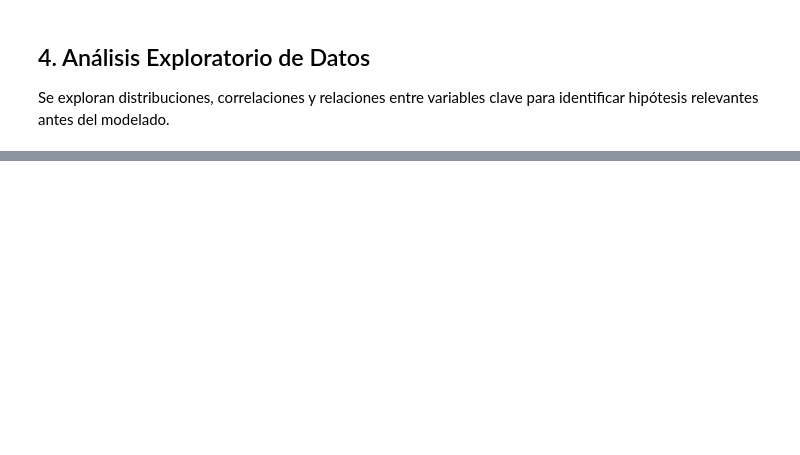
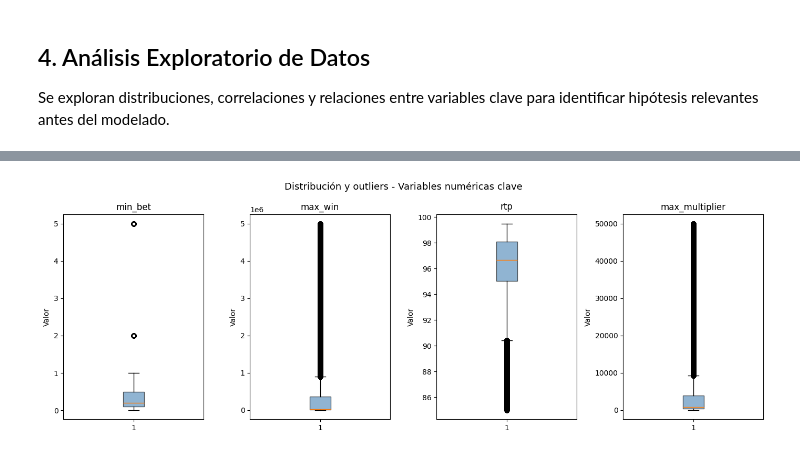
Before and after one commit to Kintsukuro1/Mineria-Datos, a Jupyter notebook: proyecto_mineria_felipe_ruiz.ipynb, the cells around one changed output, grey strips where cells are left out. Saved outputs shown, nothing was run; the diff lists cells and outputs as text; code cells hidden in the pictures; blank space fills up the shorter version.

```diff
--- a/proyecto_mineria_felipe_ruiz.ipynb
+++ b/proyecto_mineria_felipe_ruiz.ipynb
@@ -336,16 +420,0 @@ print(f"\nBalance: {dist[1]/len(df_final)*100:.1f}% clase 1 | {dist[0]/len(df_fi
-# %%
-from sklearn.preprocessing import LabelEncoder
-
-# Variables predictoras
-X = df_final.drop(columns=['target']).copy()
-
-# Codificar columnas object remanentes (si las hubiera)
-for col in X.select_dtypes(include=['object']).columns:
-    le = LabelEncoder()
-    X[col] = le.fit_transform(X[col])
-
-# Variable objetivo
-y = df_final['target']
-
-print(f"X shape: {X.shape}")
-print(f"y distribución:\n{y.value_counts()}")
@@ -464,0 +421,17 @@ Este modelo es directamente aplicable en departamentos de producto y marketing d
+# %%
+# ── Boxplot de variables numéricas originales ────────────────────────────────
+vars_box = ['min_bet', 'max_win', 'rtp', 'max_multiplier']
+vars_box_presentes = [v for v in vars_box if v in df.columns]
+
+fig, axes = plt.subplots(1, len(vars_box_presentes), figsize=(14, 5))
+for ax, col in zip(axes, vars_box_presentes):
+    ax.boxplot(df[col].dropna(), vert=True, patch_artist=True,
+               boxprops=dict(facecolor='steelblue', alpha=0.6))
+    ax.set_title(col)
+    ax.set_ylabel('Valor')
+
+plt.suptitle('Distribución y outliers - Variables numéricas clave', fontsize=13)
+plt.tight_layout()
+plt.show()
+# %% [output]
+[figure, added]
```
Also changed, not shown: parts of 70 cells of this notebook.
